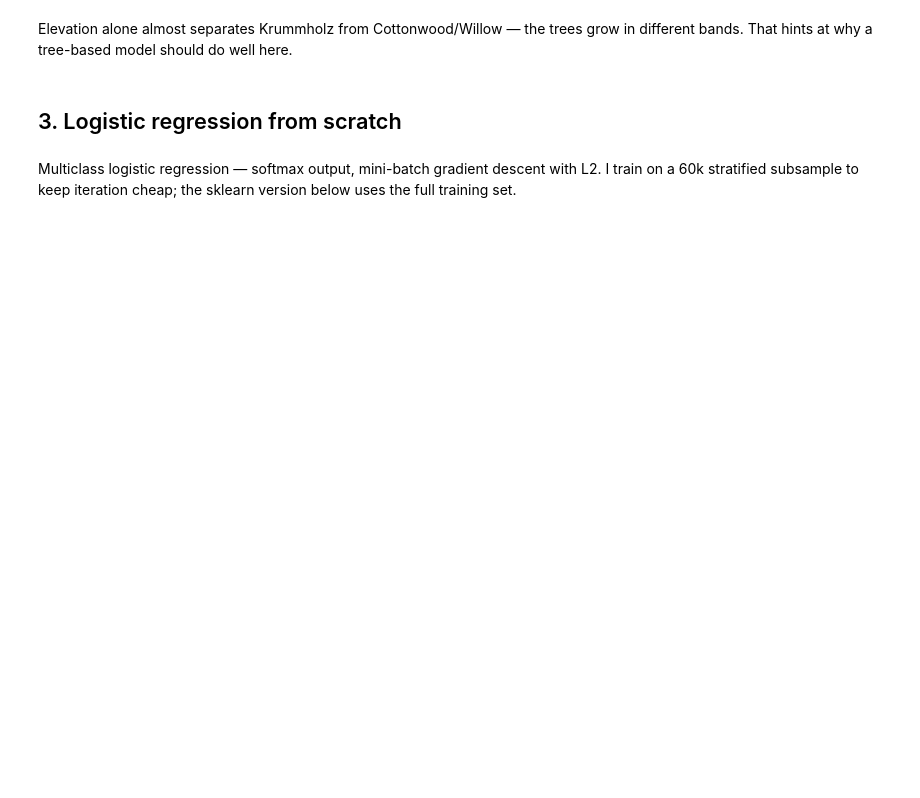
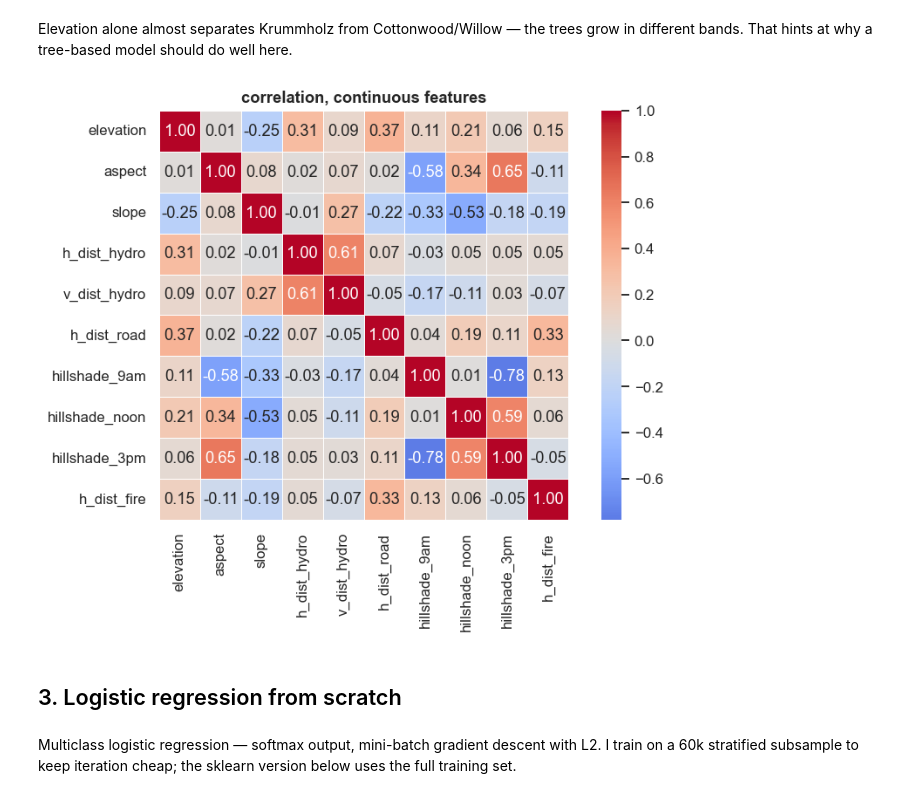
Before and after one commit to Ahmad-Jaradat-Space/forest-cover-type, a Jupyter notebook: notebook.ipynb, the cells around one changed output. Cells and saved outputs as stored; diff of their text form; code cells hidden in the pictures; blank space fills up the shorter version.

```diff
--- a/notebook.ipynb
+++ b/notebook.ipynb
@@ -54,10 +60,15 @@ plt.show()
 Elevation alone almost separates Krummholz from Cottonwood/Willow — the trees grow in different bands. That hints at why a tree-based model should do well here.
 # %%
 # correlations among continuous features
+fig, ax = plt.subplots(figsize=(8, 6))
 corr = pd.DataFrame(X_train[:, :10], columns=data.CONTINUOUS).corr()
-sns.heatmap(corr, cmap="coolwarm", center=0, annot=True, fmt=".2f", cbar=False)
-plt.title("correlation, continuous features")
+sns.heatmap(corr, cmap="coolwarm", center=0, annot=True, fmt=".2f",
+            cbar=True, square=True, linewidths=0.4, linecolor="white", ax=ax)
+ax.set_title("correlation, continuous features")
+plt.tight_layout()
 plt.show()
+# %% [output]
+[figure, added]
 # %% [markdown]
 ## 3. Logistic regression from scratch
 # %% [markdown]
```
Also changed, not shown: parts of 19 cells of this notebook, 1 other file.
